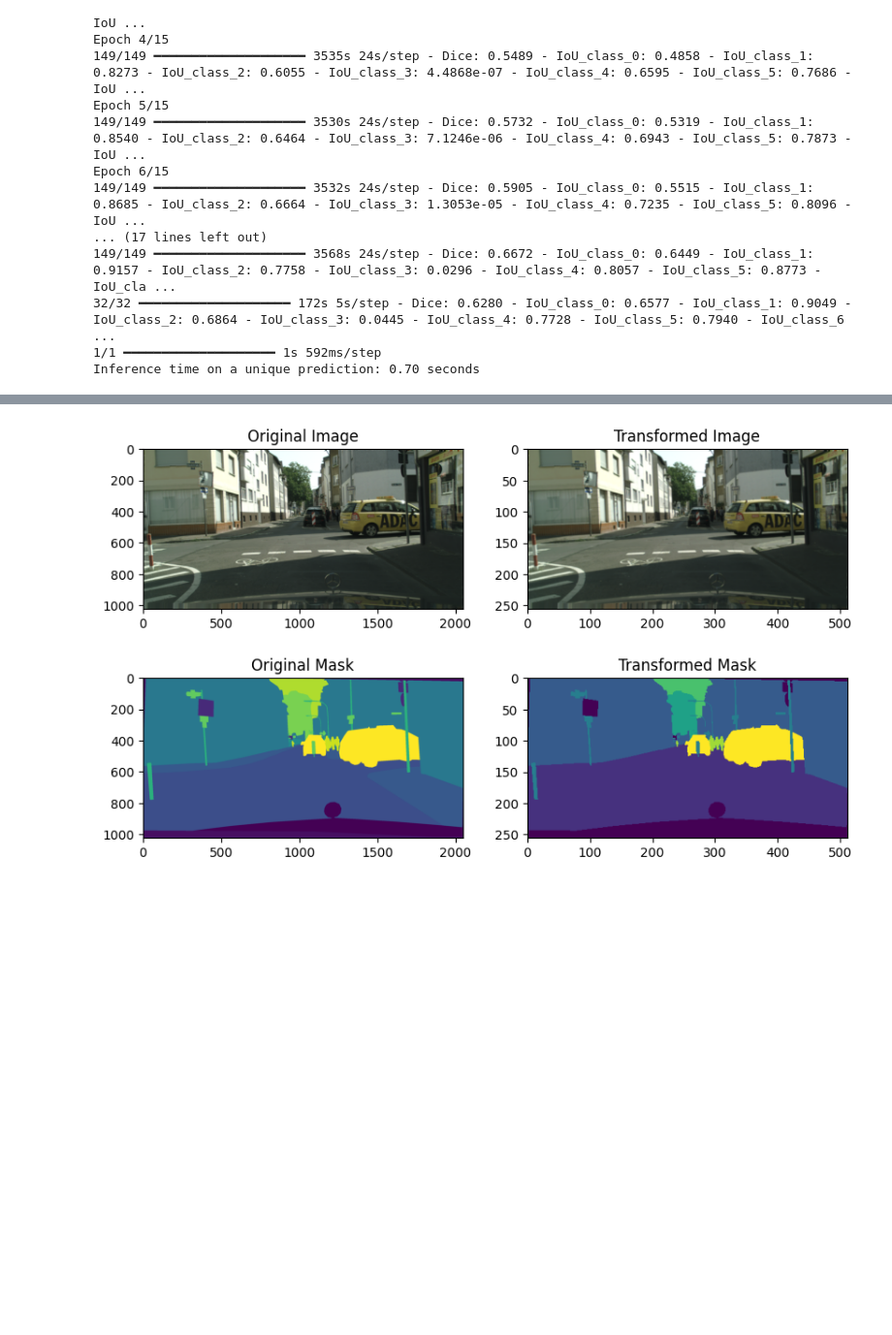
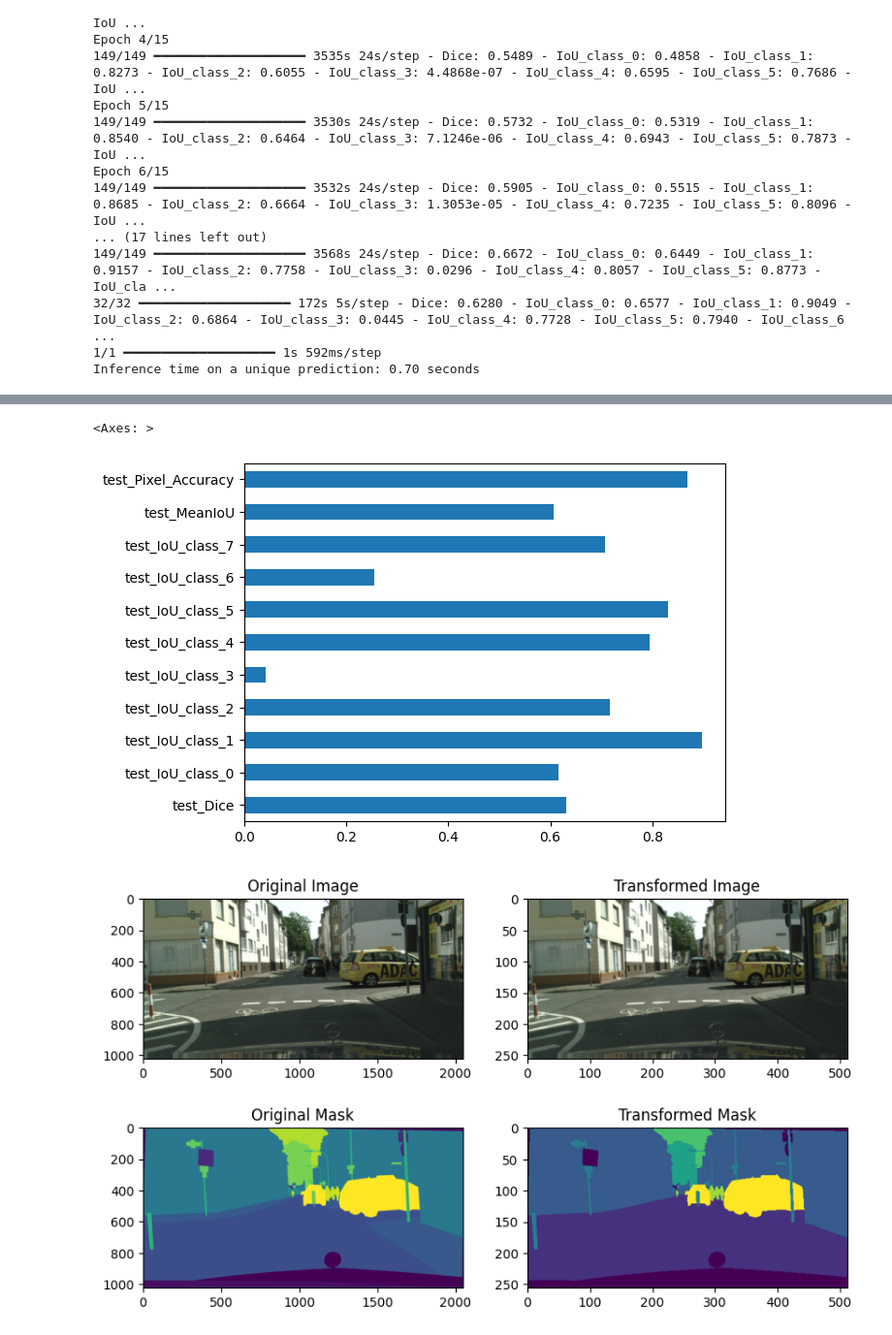
Before and after one commit to Hedredo/oc_p8, a Jupyter notebook: notebooks/modelisation.ipynb, the cells around one changed output, grey strips where cells are left out. Shown at 97% size. Cells and saved outputs as stored; diff of their text form; code cells hidden in the pictures; blank space fills up the shorter version.

```diff
--- a/notebooks/modelisation.ipynb
+++ b/notebooks/modelisation.ipynb
@@ -957,3 +1031,10 @@ model_metric.metrics_df
+# %%
+model_metric.metrics_df.filter(like="test", axis=1).T[:-2].plot(
+    kind="barh", legend=False
+)
+# %% [output]
+<Axes: >
+[figure, added]
 # %%
 test_datagen.show_transformation(index=0)
 # %% [output]
```
Also changed, not shown: parts of 5 cells of this notebook, 1 other file.
